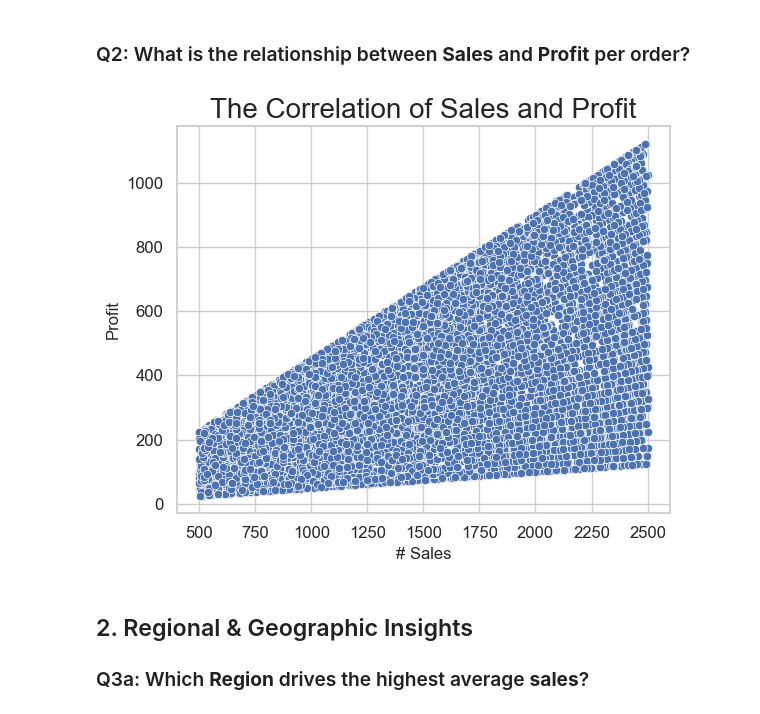
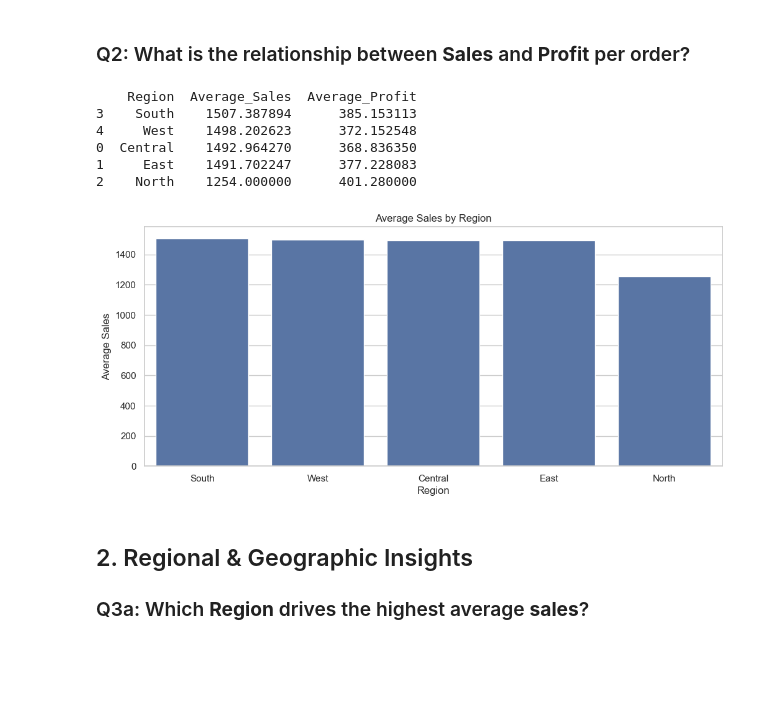
Before and after one commit to ChhailengTim/data_science_basic, a Jupyter notebook: Python_DS6/EDA 1 - Sale Analysis/Sales_Analysis.ipynb, the cells around one changed output. Saved outputs shown, nothing was run; the diff lists cells and outputs as text; code cells hidden in the pictures; blank space fills up the shorter version.

```diff
--- a/Python_DS6/EDA 1 - Sale Analysis/Sales_Analysis.ipynb
+++ b/Python_DS6/EDA 1 - Sale Analysis/Sales_Analysis.ipynb
@@ -70,20 +71,26 @@ Yes
 # %% [markdown]
 ### Q2: What is the relationship between **Sales** and **Profit** per order?
 # %%
-plt.figure(figsize=(6,5))
-sns.scatterplot(data=df,
-                x='Sales',
-                y='Profit',
-                color=palette_color)
-plt.title('The Correlation of Sales and Profit', fontsize=20)
-plt.xlabel('# Sales', fontsize=12)
-plt.ylabel('Profit', fontsize=12)
-plt.xticks(fontsize=12)
-plt.yticks(fontsize=12)
-plt.tight_layout()
+region_perf = (
+    df.groupby('Region', as_index=False)
+      .agg(Average_Sales=('Sales','mean'), Average_Profit=('Profit','mean'))
+      .sort_values('Average_Sales', ascending=False)
+)
+print(region_perf)
+
+plt.figure(figsize=(12,5))
+sns.barplot(x='Region', y='Average_Sales', data=region_perf, color=palette_color)
+plt.title('Average Sales by Region')
+plt.ylabel('Average Sales')
 plt.show()
 # %% [output]
+    Region  Average_Sales  Average_Profit
+3    South    1507.387894      385.153113
+4     West    1498.202623      372.152548
+0  Central    1492.964270      368.836350
+1     East    1491.702247      377.228083
+2    North    1254.000000      401.280000
-[figure, old version]
+[figure, new version]
 # %% [markdown]
 ## 2. Regional & Geographic Insights
 
```
Also changed, not shown: parts of 1 cell of this notebook, 10 other files.
